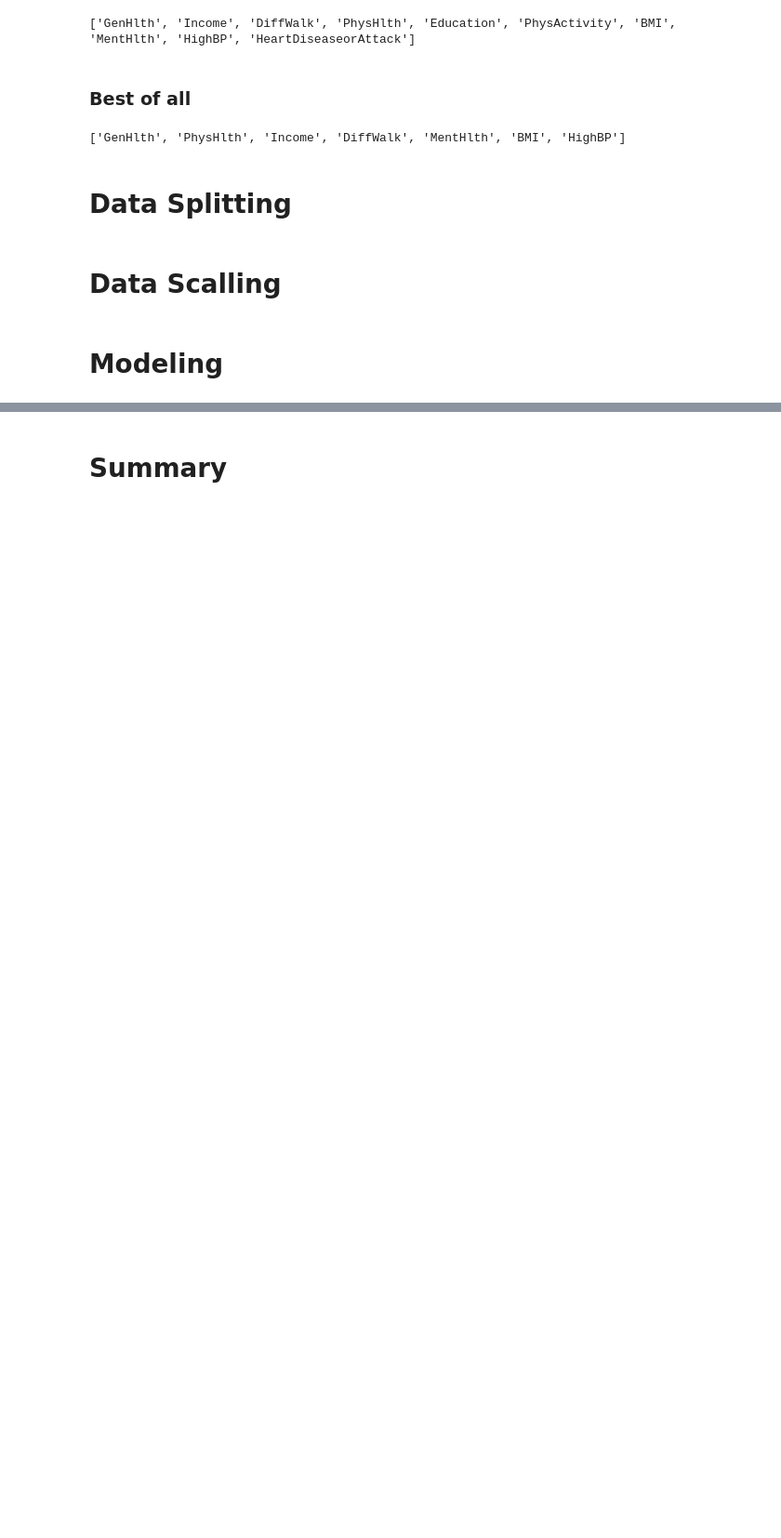
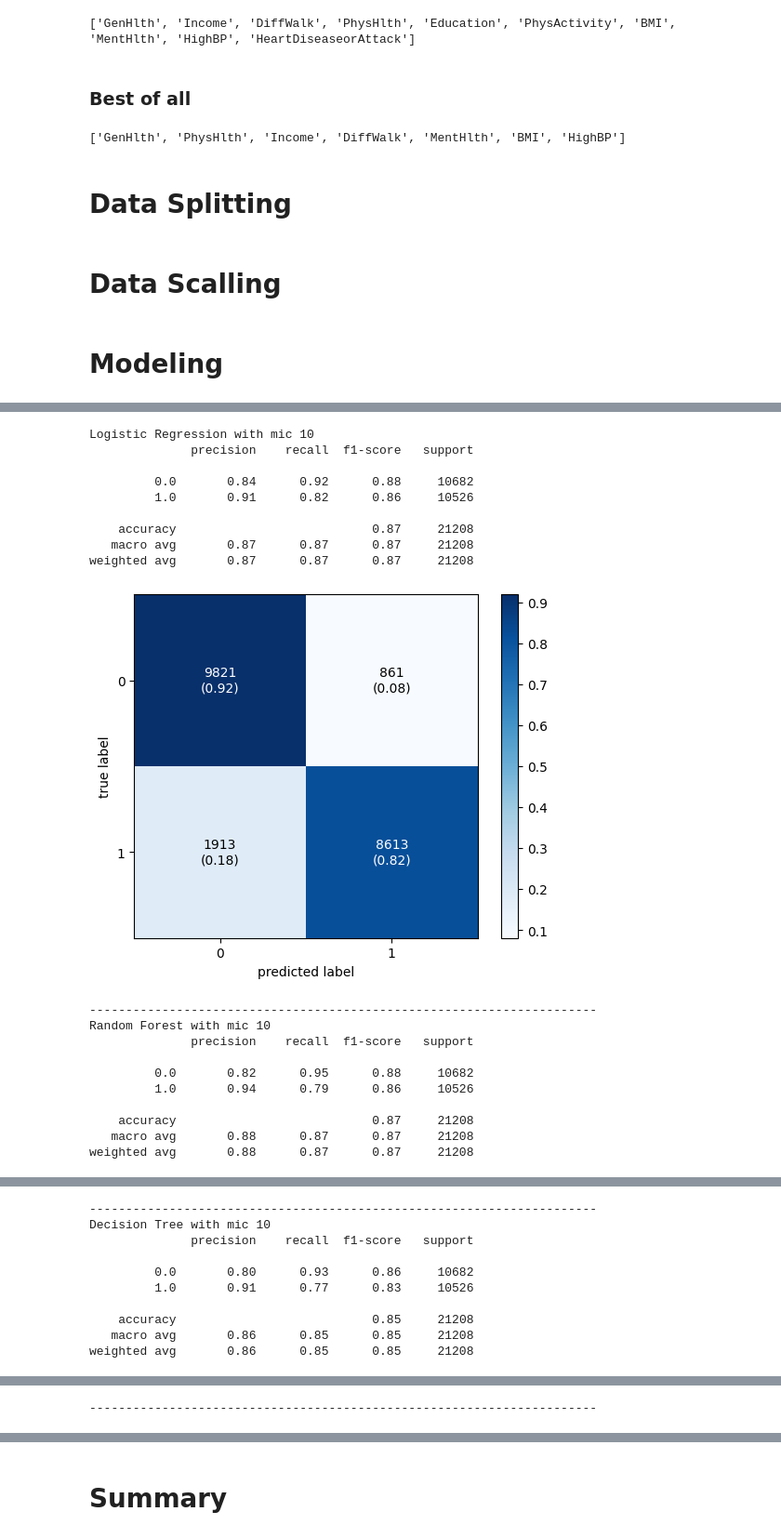
Before and after one commit to LaiVietAnh/Diabetes-Health-Indicators, a Jupyter notebook: diabetes.ipynb, the cells around one changed output, grey strips where cells are left out. Shown at 93% size. Cells and saved outputs as stored; diff of their text form; code cells hidden in the pictures; blank space fills up the shorter version.

```diff
--- a/diabetes.ipynb
+++ b/diabetes.ipynb
@@ -364,0 +375,21 @@ weighted avg       0.88      0.87      0.87     21208
+# %%
+data = splited_data[1]
+models =[
+    ['Logistic Regression', LogisticRegression(), data],
+    ['Random Forest', RandomForestClassifier(max_depth=5,n_estimators=1000, class_weight='balanced'), data],
+    ['Decision Tree', DecisionTreeClassifier(max_depth=5), data],
+    ['KNN', KNeighborsClassifier(n_neighbors= 6), data]
+]
+
+roc_list = []
+pred_list = []
+# %%
+for name ,model, data in tqdm(models):
+    X_train, X_test, y_train, y_test= data['X_train'], data['X_test'], data['y_train'], data['y_test']
+    model.fit(X_train, y_train)
+    y_pred = model.predict_proba(X_test)[:,1]
+
+    pred_list.append(y_pred)
+
+    score = roc_auc_score(y_test,y_pred)
+    roc_list.append(score)
@@ -364,0 +411,39 @@ weighted avg       0.88      0.87      0.87     21208
+# %%
+for i, model in enumerate(models):
+
+    print(model[0], "with", model[2]['name'])
+
+    y_test = model[2]['y_test']
+    y_pred = [1.0 if y >= 0.5 else 0.0 for y in pred_list[i]]
+    matrix = classification_report(y_test, y_pred)
+    print(matrix)
+
+    # calculating and plotting the confusion matrix
+    cm1 = confusion_matrix(y_test, y_pred)
+    plot_confusion_matrix(conf_mat=cm1,show_absolute=True,
+                                    show_normed=True,
+                                    colorbar=True)
+    plt.show()
+
+    print("----------------------------------------------------------------------")
+# %% [output]
+Logistic Regression with mic 10
+              precision    recall  f1-score   support
+
+         0.0       0.84      0.92      0.88     10682
+         1.0       0.91      0.82      0.86     10526
+
+    accuracy                           0.87     21208
+   macro avg       0.87      0.87      0.87     21208
+weighted avg       0.87      0.87      0.87     21208
+[figure, added]
+----------------------------------------------------------------------
+Random Forest with mic 10
+              precision    recall  f1-score   support
+
+         0.0       0.82      0.95      0.88     10682
+         1.0       0.94      0.79      0.86     10526
+
+    accuracy                           0.87     21208
+   macro avg       0.88      0.87      0.87     21208
+weighted avg       0.88      0.87      0.87     21208
@@ -364,0 +451,10 @@ weighted avg       0.88      0.87      0.87     21208
+----------------------------------------------------------------------
+Decision Tree with mic 10
+              precision    recall  f1-score   support
+
+         0.0       0.80      0.93      0.86     10682
+         1.0       0.91      0.77      0.83     10526
+
+    accuracy                           0.85     21208
+   macro avg       0.86      0.85      0.85     21208
+weighted avg       0.86      0.85      0.85     21208
@@ -364,0 +473 @@ weighted avg       0.88      0.87      0.87     21208
+----------------------------------------------------------------------
```
Also changed, not shown: parts of 58 cells of this notebook, 1 other file.
